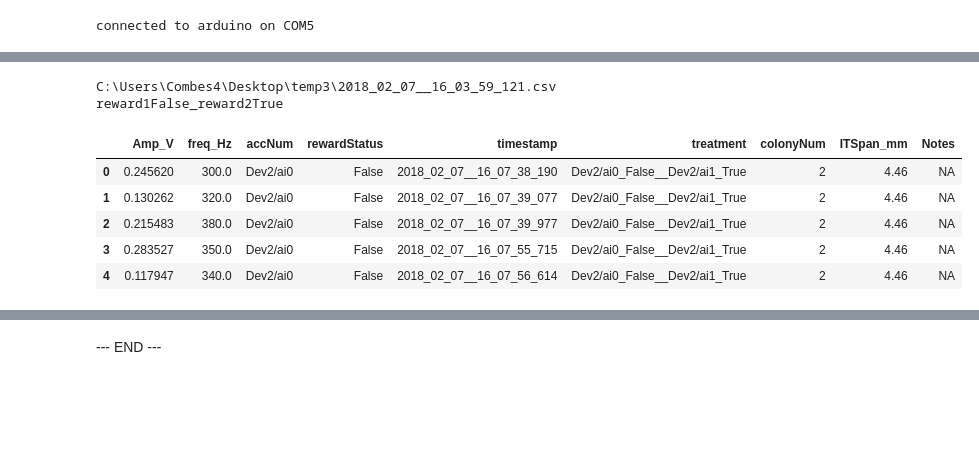
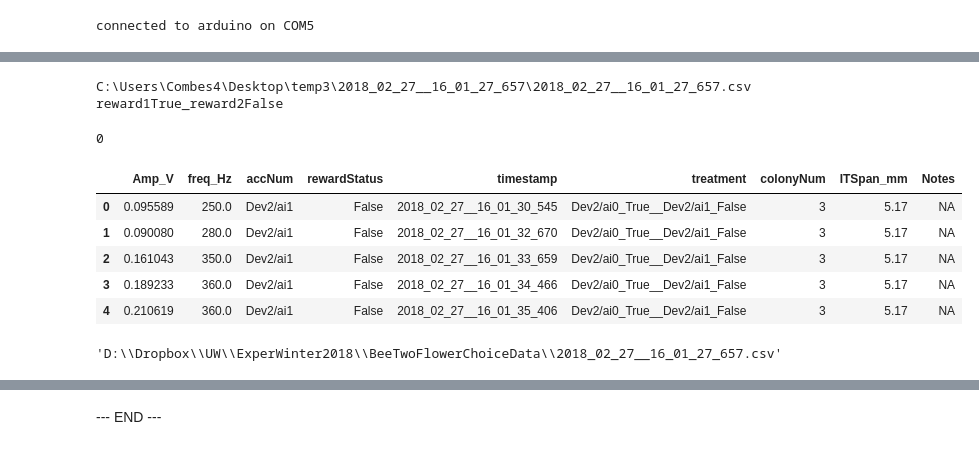
Before and after one commit to callinSwitzer/BeeLearningDataAcq, a Jupyter notebook: 004_SonicationBehaviorRecordReward_NoCamera.ipynb, the cells around one changed output, grey strips where cells are left out. Drawn from its saved outputs; the diff is of its cells as text; code cells hidden in the pictures; blank space fills up the shorter version.

```diff
--- a/004_SonicationBehaviorRecordReward_NoCamera.ipynb
+++ b/004_SonicationBehaviorRecordReward_NoCamera.ipynb
@@ -253,25 +253,40 @@ class processAndReward:
         self.rewardMax = rewardMax
         self.reward1 = reward1
         self.reward2 = reward2
-        self.saveDirectory = saveDirectory
         self.startTime = str(datetime.now().strftime("%Y_%m_%d__%H_%M_%S_%f")[:-3]) # time with milliseconds
         self.treatment = accNum1 + "_" + str(reward1) +  "__" + accNum2 + "_" + str(reward2)
         self.LastVisitTime = time.time()
         self.rewardCounter = 0
+
+
+        # refref: make new folder, and change put all data in that folder
+        newpath =os.path.join(saveDirectory, self.startTime)
+        if not os.path.exists(newpath):
+            os.makedirs(newpath)
+        else:
+            raise ValueError('Cannot create new folder')
+
+        self.saveDirectory = newpath
+
 
         # open file and write header
         self.f = open(os.path.join(self.saveDirectory, self.startTime + ".csv"), 'a')
         header = "Amp_V"+ "," +  "freq_Hz"+ "," +  "accNum"+ "," + "rewardStatus" + "," +  "timestamp" + "," + "treatment" +  "\n"
         self.f.write(header)
 
+
+
     def saveAmpFreq(self, accNum):
+        self.timestamp = str(datetime.now().strftime("%Y_%m_%d__%H_%M_%S_%f")[:-3])
+
         var1 = (str(accNum.amp) + "," +
                 str(accNum.domPK) + ","
                 + accNum.accNum + ","+ str(self.rewardYesNo) + "," +
-                str(datetime.now().strftime("%Y_%m_%d__%H_%M_%S_%f")[:-3])+ "," +
+                self.timestamp + "," +
                 self.treatment +
                 '\n')
         self.f.write(var1)
+
 
 
     # if frequency is in a certain range, deliver reward
@@ -281,6 +296,11 @@ class processAndReward:
             written = serialPort.write("s".encode("utf-8"))
             written = serialPort.write("v".encode("utf-8"))
             self.saveAmpFreq(gg)
+
+            # write raw accel to file
+            np.savetxt(os.path.join(self.saveDirectory, self.timestamp + ".txt"),
+                       (np.array(range(len(gg.data)))/ float(gg.log_rate), gg.data), delimiter = ' ')
+
             print(gg.amp, gg.accNum)
             gg.plotFFT()
             return(True)
@@ -301,12 +321,16 @@ class processAndReward:
 
             # only proceed if fft signal is strong
             if (acc1.domPkPwr > 0.001) or (acc2.domPkPwr > 0.001):
+                #refref save raw accel data
+
 
                 # reward only one accel at once
                 if(acc1.amp > acc2.amp):
                     if self.reward(acc1, ser2, reward = self.reward1):
                         self.rewardCounter += 1
                         self.LastVisitTime = time.time()
+
+
                 else:
                     if self.reward(acc2, ser1, reward = self.reward2):
                         self.rewardCounter +=1
@@ -321,7 +345,7 @@ while msvcrt.kbhit():
     print('clearing characters ...')
 
 # instantiate
-procR = processAndReward(reward1 = False, reward2 = True, saveDirectory = "C:\\Users\\Combes4\\Desktop\\temp3\\")
+procR = processAndReward(reward1 = True, reward2 = False, saveDirectory = "C:\\Users\\Combes4\\Desktop\\temp3\\")
 
 # start timer
 
@@ -339,6 +363,7 @@ while(True):
             print("keyboard q pressed")
 
     elif (time.time() - procR.LastVisitTime  > timeOUT):
+
         close = True
         print("time out")
 
@@ -370,28 +395,51 @@ while(True):
 print(procR.f.name)
 print("reward1" + str(procR.reward1) + "_reward2" + str( procR.reward2))
 # %% [output]
-C:\Users\Combes4\Desktop\temp3\2018_02_07__16_03_59_121.csv
-reward1False_reward2True
+C:\Users\Combes4\Desktop\temp3\2018_02_27__16_01_27_657\2018_02_27__16_01_27_657.csv
+reward1True_reward2False
 # %%
 # post-processing add hive info
 # refref: add video info
-colonyNum = 2
-IT_span = 4.46 # in mm
+colonyNum = 3
+IT_span =  5.17# in mm
 
 # add hive to csv file
 fname = procR.f.name
 #fname = "C:\\Users\\Combes4\\Desktop\\temp3\\2018_01_29__16_06_39_075.csv"
 
 csv_input = pd.read_csv(fname)
 csv_input['colonyNum'] = colonyNum
 csv_input['ITSpan_mm'] = IT_span
 csv_input['Notes'] = "NA"
 csv_input.to_csv(fname, index=False)
+
+# add videos to folder
+aviFiles = [f for f in os.listdir(os.path.dirname(procR.saveDirectory)) if f.endswith(".avi")]
+
+# move all avi files in TMP3 folder to sub folder
+tmp = [shutil.move(os.path.join(os.path.dirname(procR.saveDirectory), aviFiles[ii]),
+             os.path.join(procR.saveDirectory, aviFiles[ii])) for ii in range(len(aviFiles))]
+print(len(tmp))
+
+
 csv_input.head()
 # %% [output]
+0
 |  | Amp_V | freq_Hz | accNum | rewardStatus | timestamp | treatment | colonyNum | ITSpan_mm | Notes |
-| 0 | 0.245620 | 300.0 | Dev2/ai0 | False | 2018_02_07__16_07_38_190 | Dev2/ai0_False__Dev2/ai1_True | 2 | 4.46 | NA |
-| 1 | 0.130262 | 320.0 | Dev2/ai0 | False | 2018_02_07__16_07_39_077 | Dev2/ai0_False__Dev2/ai1_True | 2 | 4.46 | NA |
-| 2 | 0.215483 | 380.0 | Dev2/ai0 | False | 2018_02_07__16_07_39_977 | Dev2/ai0_False__Dev2/ai1_True | 2 | 4.46 | NA |
-| 3 | 0.283527 | 350.0 | Dev2/ai0 | False | 2018_02_07__16_07_55_715 | Dev2/ai0_False__Dev2/ai1_True | 2 | 4.46 | NA |
-| 4 | 0.117947 | 340.0 | Dev2/ai0 | False | 2018_02_07__16_07_56_614 | Dev2/ai0_False__Dev2/ai1_True | 2 | 4.46 | NA |
+| 0 | 0.095589 | 250.0 | Dev2/ai1 | False | 2018_02_27__16_01_30_545 | Dev2/ai0_True__Dev2/ai1_False | 3 | 5.17 | NA |
+| 1 | 0.090080 | 280.0 | Dev2/ai1 | False | 2018_02_27__16_01_32_670 | Dev2/ai0_True__Dev2/ai1_False | 3 | 5.17 | NA |
+| 2 | 0.161043 | 350.0 | Dev2/ai1 | False | 2018_02_27__16_01_33_659 | Dev2/ai0_True__Dev2/ai1_False | 3 | 5.17 | NA |
+| 3 | 0.189233 | 360.0 | Dev2/ai1 | False | 2018_02_27__16_01_34_466 | Dev2/ai0_True__Dev2/ai1_False | 3 | 5.17 | NA |
+| 4 | 0.210619 | 360.0 | Dev2/ai1 | False | 2018_02_27__16_01_35_406 | Dev2/ai0_True__Dev2/ai1_False | 3 | 5.17 | NA |
+# %%
+# copy the main data file to dropbox
+dropboxDir = "D:\\Dropbox\\UW\\ExperWinter2018\\BeeTwoFlowerChoiceData\\"
+
+#fileToCopy =  r"C:\Users\Combes4\Desktop\temp3\2018_02_27__10_42_46_336\2018_02_27__10_42_46_336.csv"
+fileToCopy =  procR.f.name
+
+#refref double check file to copy
+
+shutil.copy(fileToCopy, dropboxDir)
+# %% [output]
+'D:\\Dropbox\\UW\\ExperWinter2018\\BeeTwoFlowerChoiceData\\2018_02_27__16_01_27_657.csv'
```
Also changed, not shown: parts of 6 cells of this notebook, 2 other files.
